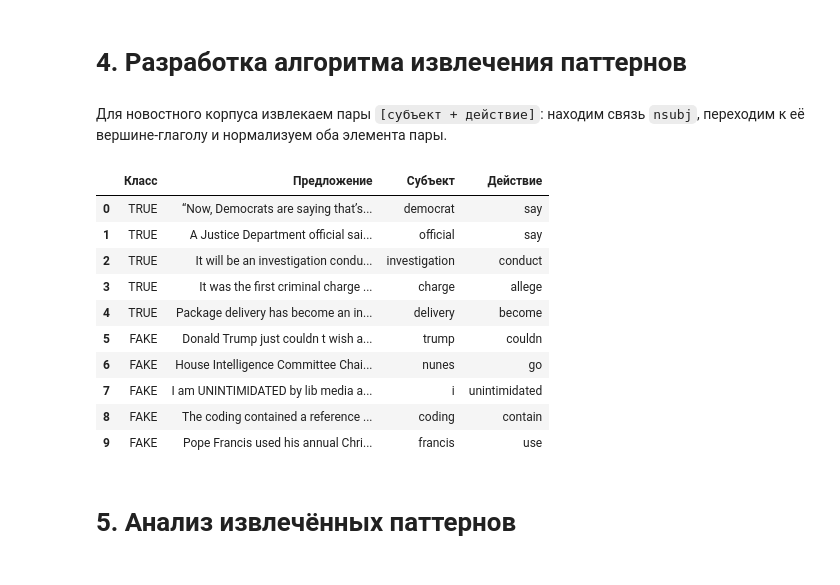
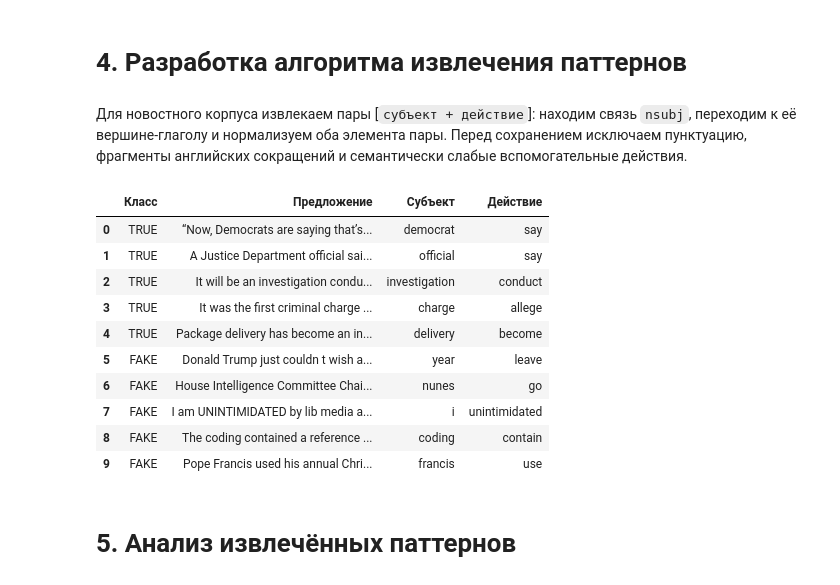
Before and after one commit to EgorChernov5/ITMO_SECS_TEXT_ANALYSIS_2026, a Jupyter notebook: Решения/lab2.ipynb, the cells around one changed output. Saved outputs shown, nothing was run; the diff lists cells and outputs as text; code cells hidden in the pictures.

```diff
--- a/Решения/lab2.ipynb
+++ b/Решения/lab2.ipynb
@@ -253,9 +306,9 @@ display(top_pos_df)
 # Объединяем близкие Penn-теги в интерпретируемые группы.
 pos_groups = {
     "Существительные": ("NN",),
-    "Глаголы": ("VB",),
+    "Глаголы": ("VB", "MD"),
     "Прилагательные": ("JJ",),
-    "Наречия": ("RB",),
+    "Наречия": ("RB", "WRB"),
     "Местоимения": ("PRP", "WP"),
     "Междометия": ("UH",),
 }
@@ -363,8 +431,12 @@ def build_dependency_tree(
     auxiliary_lemmas = {"be", "do", "have"}
     verb_indices = [
         index
-        for index, (_, tag) in enumerate(tagged_sentence)
-        if tag.startswith("VB")
+        for index, (token, tag) in enumerate(tagged_sentence)
+        if (
+            tag.startswith("VB")
+            and token.isalpha()
+            and token.casefold() not in CONTRACTION_FRAGMENTS
+        )
     ]
     lexical_verbs = [
         index
@@ -494,7 +652,7 @@ plt.show()
 # %% [markdown]
 # 4. Разработка алгоритма извлечения паттернов
 # %% [markdown]
-Для новостного корпуса извлекаем пары `[субъект + действие]`: находим связь `nsubj`, переходим к её вершине-глаголу и нормализуем оба элемента пары.
+Для новостного корпуса извлекаем пары [`субъект + действие`]: находим связь `nsubj`, переходим к её вершине-глаголу и нормализуем оба элемента пары. Перед сохранением исключаем пунктуацию, фрагменты английских сокращений и семантически слабые вспомогательные действия.
 # %%
 def extract_subject_action_pairs(
     dependency_tree: pd.DataFrame,
@@ -509,7 +667,8 @@ def extract_subject_action_pairs(
         list[tuple[str, str]]: Лемматизированные пары субъект-действие.
 
     Fallbacks:
-        Возвращает пустой список, если связь nsubj не найдена.
+        Возвращает пустой список, если связь nsubj не найдена или все
+        найденные пары состоят из служебных фрагментов.
     """
     # Обходим связи подлежащего и проверяем, что их вершиной служит глагол.
     extracted_pairs = []
@@ -522,40 +681,51 @@ def extract_subject_action_pairs(
         if predicate_rows.empty:
             continue
         predicate_row = next(predicate_rows.itertuples(index=False))
-        if not predicate_row.pos.startswith("VB"):
+        if (
+            not predicate_row.pos.startswith("VB")
+            or not subject_row.pos.startswith(("NN", "PRP", "WP"))
+            or not subject_row.token.isalpha()
+            or not predicate_row.token.isalpha()
+        ):
             continue
 
-        # Лемматизация объединяет грамматические формы одной пары.
-        subject = lemmatizer.lemmatize(subject_row.token.lower(), "n")
-        action = lemmatizer.lemmatize(predicate_row.token.lower(), "v")
+        # Отбрасываем части сокращений и глаголы без тематического действия.
+        subject = lemmatizer.lemmatize(subject_row.token.casefold(), "n")
+        action = lemmatizer.lemmatize(predicate_row.token.casefold(), "v")
+        if (
+            subject in CONTRACTION_FRAGMENTS
+            or action in NON_SEMANTIC_ACTIONS
+            or len(action) < 2
+        ):
+            continue
         extracted_pairs.append((subject, action))
 
     return extracted_pairs
 
 
 # Проверяем алгоритм на десяти уже построенных деревьях.
 pattern_preview_rows = []
 for (document_class, sentence), tree in zip(
     selected_sentences, dependency_trees
 ):
     for subject, action in extract_subject_action_pairs(tree):
         pattern_preview_rows.append(
             (document_class, sentence, subject, action)
         )
 display(
     pd.DataFrame(
         pattern_preview_rows,
         columns=["Класс", "Предложение", "Субъект", "Действие"],
     )
 )
 # %% [output]
 |  | Класс | Предложение | Субъект | Действие |
 | 0 | TRUE | “Now, Democrats are saying that’s... | democrat | say |
 | 1 | TRUE | A Justice Department official sai... | official | say |
 | 2 | TRUE | It will be an investigation condu... | investigation | conduct |
 | 3 | TRUE | It was the first criminal charge ... | charge | allege |
 | 4 | TRUE | Package delivery has become an in... | delivery | become |
-| 5 | FAKE | Donald Trump just couldn t wish a... | trump | couldn |
+| 5 | FAKE | Donald Trump just couldn t wish a... | year | leave |
 | 6 | FAKE | House Intelligence Committee Chai... | nunes | go |
 | 7 | FAKE | I am UNINTIMIDATED by lib media a... | i | unintimidated |
 | 8 | FAKE | The coding contained a reference ... | coding | contain |
```
Also changed, not shown: parts of 24 cells of this notebook.
